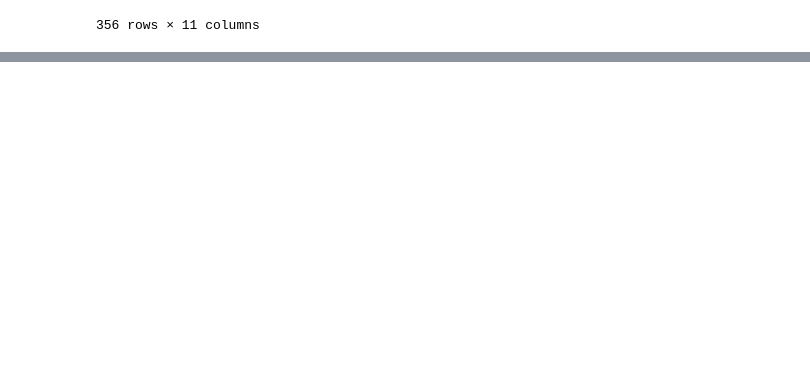
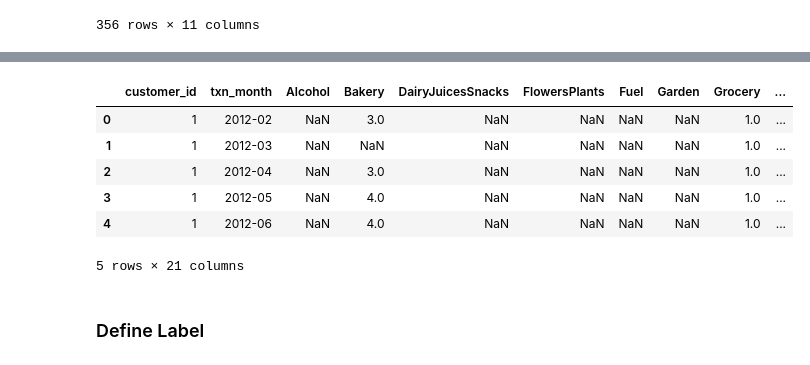
Before and after one commit to sukhumarna/marketing_rl, a Jupyter notebook: notebooks/coupon_redemption_transactions.ipynb, the cells around one changed output, grey strips where cells are left out. Drawn from its saved outputs; the diff is of its cells as text; code cells hidden in the pictures; blank space fills up the shorter version.

```diff
--- a/notebooks/coupon_redemption_transactions.ipynb
+++ b/notebooks/coupon_redemption_transactions.ipynb
@@ -87,0 +133,12 @@ txn_df[txn_df['customer_id'] == 1501]
+# %%
+rank_df.head()
+# %% [output]
+|  | customer_id | txn_month | Alcohol | Bakery | DairyJuicesSnacks | FlowersPlants | Fuel | Garden | Grocery | ... |
+| 0 | 1 | 2012-02 | NaN | 3.0 | NaN | NaN | NaN | NaN | 1.0 | ... |
+| 1 | 1 | 2012-03 | NaN | NaN | NaN | NaN | NaN | NaN | 1.0 | ... |
+| 2 | 1 | 2012-04 | NaN | 3.0 | NaN | NaN | NaN | NaN | 1.0 | ... |
+| 3 | 1 | 2012-05 | NaN | 4.0 | NaN | NaN | NaN | NaN | 1.0 | ... |
+| 4 | 1 | 2012-06 | NaN | 4.0 | NaN | NaN | NaN | NaN | 1.0 | ... |
+5 rows × 21 columns
+# %% [markdown]
+### Define Label
```
Also changed, not shown: parts of 13 cells of this notebook, 5 other files.
